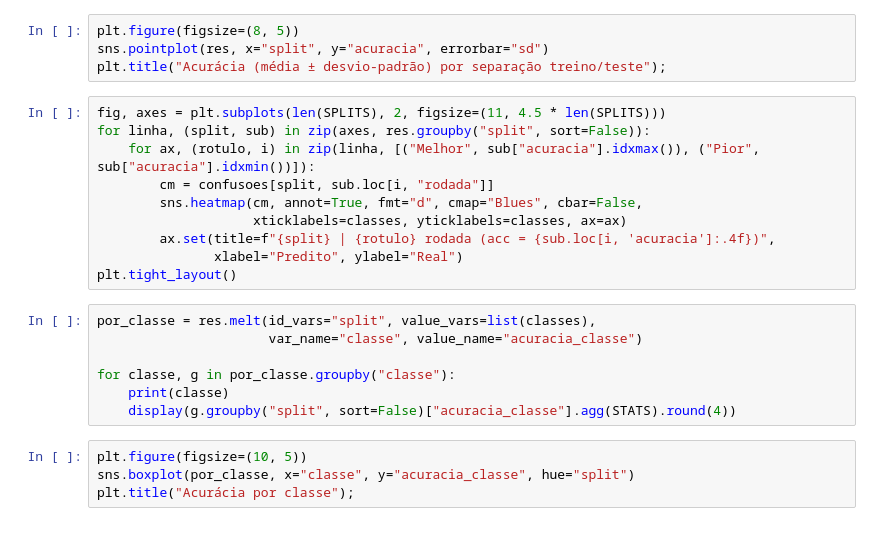
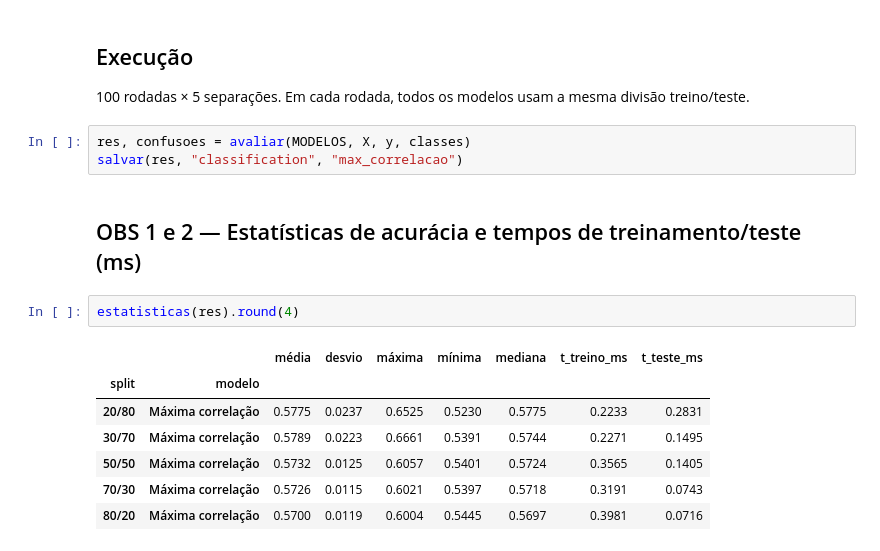
Before and after one commit to gabisponciano/pattern_recognition_1, a Jupyter notebook: classification/max_correlacao.ipynb, the cells around one changed output. Cells and saved outputs as stored; diff of their text form.

```diff
--- a/classification/max_correlacao.ipynb
+++ b/classification/max_correlacao.ipynb
@@ -60,25 +48,18 @@ display(tabela.round(6))
-# %%
-plt.figure(figsize=(8, 5))
-sns.pointplot(res, x="split", y="acuracia", errorbar="sd")
-plt.title("Acurácia (média ± desvio-padrão) por separação treino/teste");
+# %% [markdown]
+## Execução
+100 rodadas × 5 separações. Em cada rodada, todos os modelos usam a mesma divisão treino/teste.
 # %%
-fig, axes = plt.subplots(len(SPLITS), 2, figsize=(11, 4.5 * len(SPLITS)))
-for linha, (split, sub) in zip(axes, res.groupby("split", sort=False)):
-    for ax, (rotulo, i) in zip(linha, [("Melhor", sub["acuracia"].idxmax()), ("Pior", sub["acuracia"].idxmin())]):
-        cm = confusoes[split, sub.loc[i, "rodada"]]
-        sns.heatmap(cm, annot=True, fmt="d", cmap="Blues", cbar=False,
-                    xticklabels=classes, yticklabels=classes, ax=ax)
-        ax.set(title=f"{split} | {rotulo} rodada (acc = {sub.loc[i, 'acuracia']:.4f})",
-               xlabel="Predito", ylabel="Real")
-plt.tight_layout()
+res, confusoes = avaliar(MODELOS, X, y, classes)
+salvar(res, "classification", "max_correlacao")
-# %%
-por_classe = res.melt(id_vars="split", value_vars=list(classes),
-                      var_name="classe", value_name="acuracia_classe")
-
-for classe, g in por_classe.groupby("classe"):
-    print(classe)
-    display(g.groupby("split", sort=False)["acuracia_classe"].agg(STATS).round(4))
+# %% [markdown]
+## OBS 1 e 2 — Estatísticas de acurácia e tempos de treinamento/teste (ms)
 # %%
-plt.figure(figsize=(10, 5))
-sns.boxplot(por_classe, x="classe", y="acuracia_classe", hue="split")
-plt.title("Acurácia por classe");
+estatisticas(res).round(4)
+# %% [output]
+|  |  | média | desvio | máxima | mínima | mediana | t_treino_ms | t_teste_ms |
+| split | modelo |  |  |  |  |  |  |  |
+| 20/80 | Máxima correlação | 0.5775 | 0.0237 | 0.6525 | 0.5230 | 0.5775 | 0.2233 | 0.2831 |
+| 30/70 | Máxima correlação | 0.5789 | 0.0223 | 0.6661 | 0.5391 | 0.5744 | 0.2271 | 0.1495 |
+| 50/50 | Máxima correlação | 0.5732 | 0.0125 | 0.6057 | 0.5401 | 0.5724 | 0.3565 | 0.1405 |
+| 70/30 | Máxima correlação | 0.5726 | 0.0115 | 0.6021 | 0.5397 | 0.5718 | 0.3191 | 0.0743 |
+| 80/20 | Máxima correlação | 0.5700 | 0.0119 | 0.6004 | 0.5445 | 0.5697 | 0.3981 | 0.0716 |
```
Also changed, not shown: parts of 17 cells of this notebook, 19 other files.
